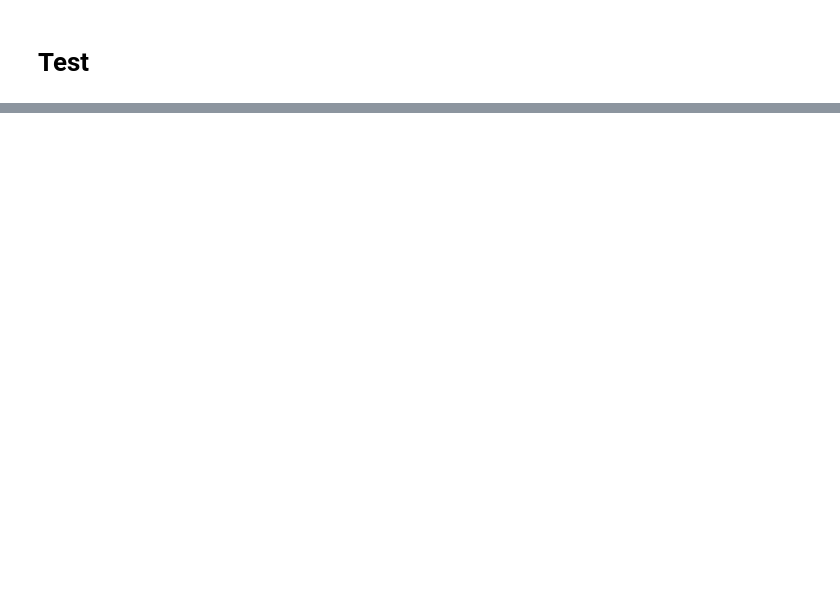
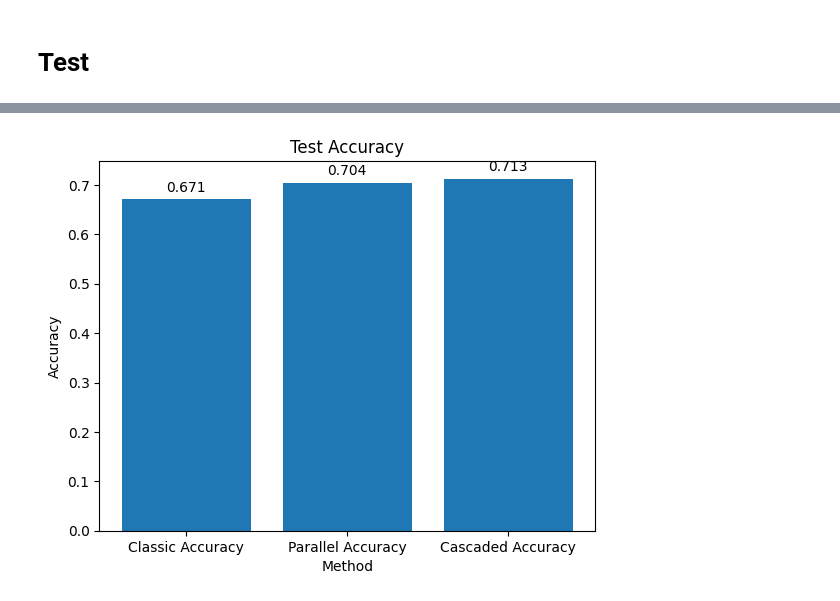
Before and after one commit to manole-alexandru/PHD-Research-AlexandruManole, a Jupyter notebook: code/notebooks/HierarchicalMultitask.ipynb, the cells around one changed output, grey strips where cells are left out. Drawn from its saved outputs; the diff is of its cells as text; code cells hidden in the pictures; blank space fills up the shorter version.

```diff
--- a/code/notebooks/HierarchicalMultitask.ipynb
+++ b/code/notebooks/HierarchicalMultitask.ipynb
@@ -1513,22 +1550,24 @@ Test Loss: 0.4806 Acc: 0.8686 Superclass Acc: 0.9011
 # %%
 import matplotlib.pyplot as plt
 
 # Sample data
 categories = ['Classic Accuracy', 'Parallel Accuracy', 'Cascaded Accuracy']
 
 values = [classic_accuracy[0], parallel_accuracy[0], cascaded_accuracy[0]]
 
 # Create a bar plot
 plt.bar(categories, values)
 
 # Add titles and labels
 plt.title('Test Accuracy')
 plt.xlabel('Method')
 plt.ylabel('Accuracy')
 
 for i, value in enumerate(values):
-    plt.text(i, value + 0.01, f'{value:.2f}', ha='center', va='bottom')
+    plt.text(i, value + 0.01, f'{value:.3f}', ha='center', va='bottom')
 
 plt.savefig(os.path.join(base_dir, 'test_accuracy.png'))
 
 plt.show()
+# %% [output]
+[figure, added]
```
Also changed, not shown: parts of 15 cells of this notebook, 1 other file.
